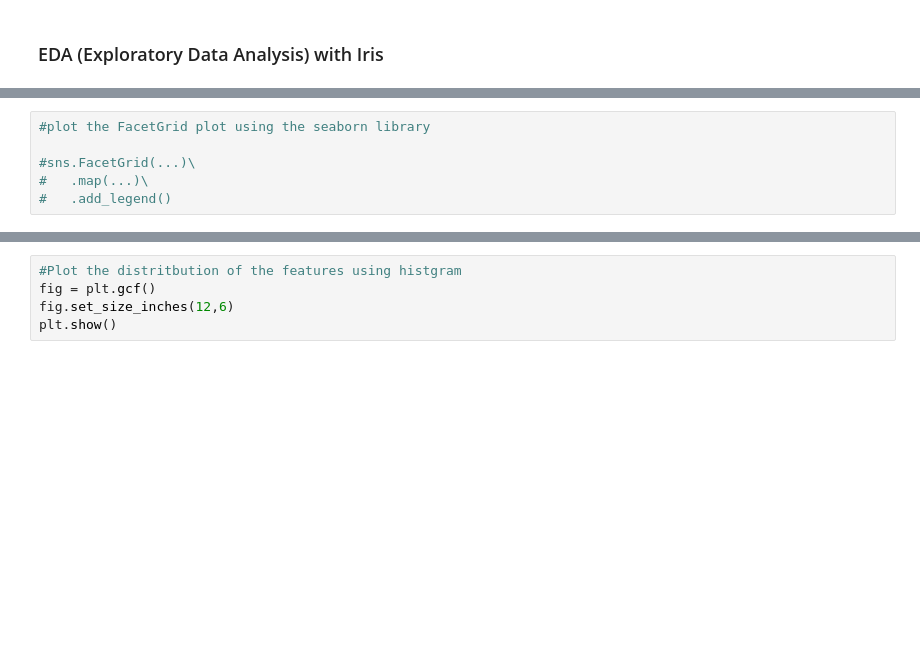
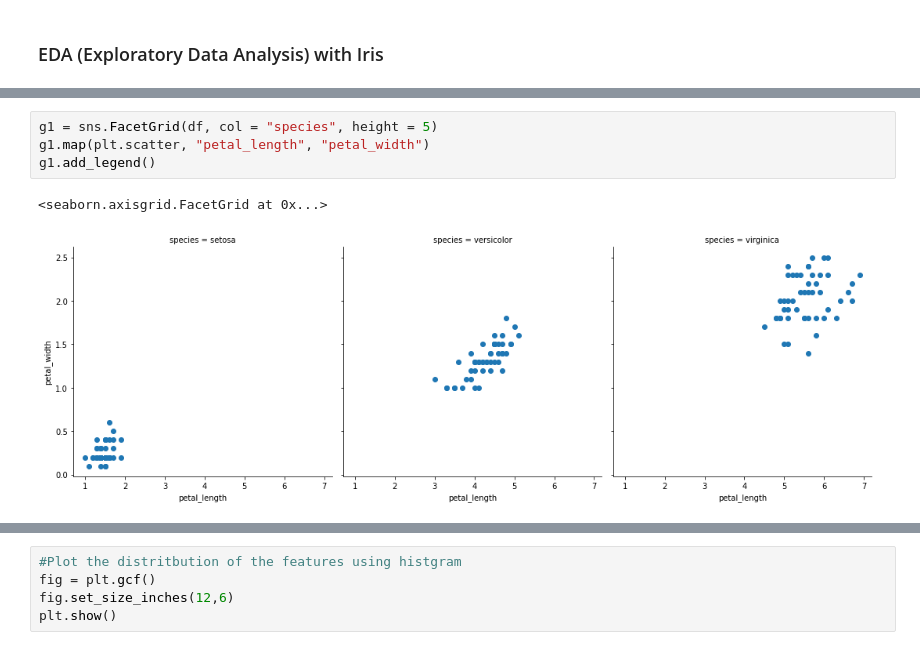
Before and after one commit to wncc/helloFOSS-21-Intro-to-ML, a Jupyter notebook: Classification_Task3_20b030018.ipynb, the cells around one changed output, grey strips where cells are left out. Saved outputs shown, nothing was run; the diff lists cells and outputs as text; blank space fills up the shorter version.

```diff
--- a/Classification_Task3_20b030018.ipynb
+++ b/Classification_Task3_20b030018.ipynb
@@ -94,6 +94,7 @@ AttributeError: 'Figure' object has no attribute 'set_xlabel'
-# %%
-#plot the FacetGrid plot using the seaborn library
-
-#sns.FacetGrid(...)\
-#   .map(...)\
-#   .add_legend()
+# %%
+g1 = sns.FacetGrid(df, col = "species", height = 5)
+g1.map(plt.scatter, "petal_length", "petal_width")
+g1.add_legend()
+# %% [output]
+<seaborn.axisgrid.FacetGrid at 0x...>
+[figure, added]
```
Also changed, not shown: parts of 22 cells of this notebook.
